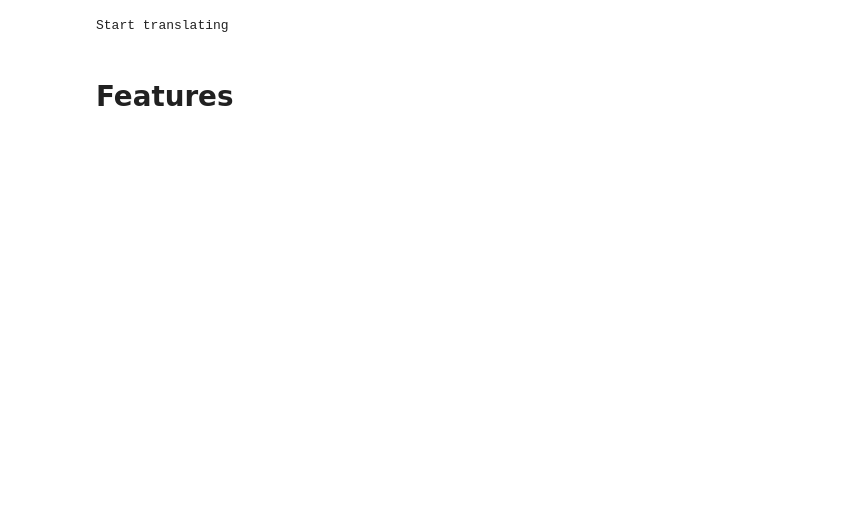
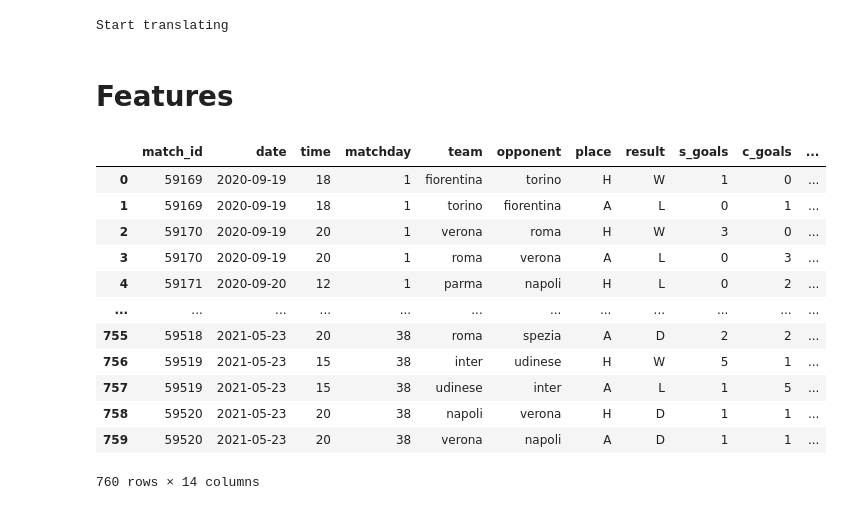
Before and after one commit to Absinthe31/ProgettoINFORET, a Jupyter notebook: Matches_predictor.ipynb, the cells around one changed output. Drawn from its saved outputs; the diff is of its cells as text; code cells hidden in the pictures; blank space fills up the shorter version.

```diff
--- a/Matches_predictor.ipynb
+++ b/Matches_predictor.ipynb
@@ -1044,32 +1159,41 @@ matches_df['winner'] = ['H' if match[4] > match[5] else 'A' if match[4] < match[
 # %%
-league_df = pd.DataFrame(columns=['date','time','matchday','team','opponent','place','result','s_goals', 'c_goals','team_streak','opp_streak','team_last_five','opp_last_five'])
+league_df = pd.DataFrame(columns=['match_id','date','time','matchday','team','opponent','place','result','s_goals', 'c_goals','team_streak','opp_streak','team_last_five','opp_last_five'])
 
 i = 0
 for row in matches_df.values:
-    result_home_team = ('W' if row[4] > row[5] else 'L' if row[4] < row[5] else 'D')
-    result_away_team = ('W' if row[5] > row[4] else 'L' if row[5] < row[4] else 'D')
-    date = datetime.datetime.strptime(row[0], "%Y-%m-%dT%H:%M:%SZ")
-    league_df.loc[i] = [date.date(),date.hour,row[1],row[2],row[3],'H',result_home_team,row[4],row[5],None,None,None,None]
+    result_home_team = ('W' if row[5] > row[6] else 'L' if row[5] < row[6] else 'D')
+    result_away_team = ('W' if row[6] > row[5] else 'L' if row[6] < row[5] else 'D')
+    date = datetime.datetime.strptime(row[1], "%Y-%m-%dT%H:%M:%SZ")
+    league_df.loc[i] = [row[0],date.date(),date.hour,row[2],row[3],row[4],'H',result_home_team,row[5],row[6],None,None,None,None]
     i+=1
-    league_df.loc[i] = [date.date(),date.hour,row[1],row[3],row[2],'A',result_away_team,row[5],row[4],None,None,None,None]
+    league_df.loc[i] = [row[0],date.date(),date.hour,row[2],row[4],row[3],'A',result_away_team,row[6],row[5],None,None,None,None]
     i+=1
+# %%
+league_df['match_id'] = league_df['match_id'].astype('int')
+league_df['matchday'] = league_df['matchday'].astype('int')
+#league_df['date'] = pd.to_datetime(league_df['date'])
+league_df['time'] = league_df['time'].astype('int')
+league_df['s_goals'] = league_df['s_goals'].astype('int')
+league_df['c_goals'] = league_df['c_goals'].astype('int')
+league_df['team'] = league_df['team'].apply(str.lower)
+league_df['opponent'] = league_df['opponent'].apply(str.lower)
 # %%
 for i,row in enumerate(tqdm(league_df.values)):
     streak_team = 0
     streak_opp = 0 #guarda sopra che ho scritto un commento ieri da farti leggere. per la roba dei tweet
     last_5_team = []
     last_5_opp = []
-    if row[2] > 1:
+    if row[3] > 1:
 
-        df_team = league_df[((league_df['date'] < row[0]) & (league_df['team'] == row[3]))] #previous games of team at home
-        df_opp = league_df[((league_df['date'] < row[0]) & (league_df['team'] == row[4]))] #recupero le partire precedenti che si riferiscono all'opponent
+        df_team = league_df[((league_df['date'] < row[1]) & (league_df['team'] == row[4]))] #previous games of team at home
+        df_opp = league_df[((league_df['date'] < row[1]) & (league_df['team'] == row[5]))] #recupero le partire precedenti che si riferiscono all'opponent
 
         df_team_last_5 = df_team.tail(5)
         df_opp_last_5 = df_opp.tail(5)
 
         #matches_df['winner'] = ['H' if match[4] > match[5] else 'A' if match[4] < match[5] else 'D' for match in matches_df.values]
-        last_5_team = [1 if match[6] == 'W' else -1 if match[6] == 'L' else 0 for match in df_team_last_5.values]
-        last_5_opp = [1 if match[6] == 'W' else -1 if match[6] == 'L' else 0 for match in df_opp_last_5.values]
+        last_5_team = [1 if match[7] == 'W' else -1 if match[7] == 'L' else 0 for match in df_team_last_5.values]
+        last_5_opp = [1 if match[7] == 'W' else -1 if match[7] == 'L' else 0 for match in df_opp_last_5.values]
         #print(last_5_team)
         #df_home_matches_team
         #print(df_team)
@@ -1110,12 +1234,3 @@ for i,row in enumerate(tqdm(league_df.values)):
         league_df.at[i,'team_last_five'] = last_5_opp
         league_df.at[i,'opp_last_five'] = last_5_team
         #league_df['rank']
-
-    #date =
-    #l,p = get_tables('',data partita -1 ,d)
-# %%
-league_df['matchday'] = league_df['matchday'].astype('int')
-league_df['date'] = pd.to_datetime(league_df['date'])
-league_df['time'] = league_df['time'].astype('int')
-league_df['s_goals'] = league_df['s_goals'].astype('int')
-league_df['c_goals'] = league_df['c_goals'].astype('int')
@@ -1121,0 +1247,16 @@ league_df['c_goals'] = league_df['c_goals'].astype('int')
+# %%
+league_df.sort_values(['matchday','date'])
+# %% [output]
+|  | match_id | date | time | matchday | team | opponent | place | result | s_goals | c_goals | ... |
+| 0 | 59169 | 2020-09-19 | 18 | 1 | fiorentina | torino | H | W | 1 | 0 | ... |
+| 1 | 59169 | 2020-09-19 | 18 | 1 | torino | fiorentina | A | L | 0 | 1 | ... |
+| 2 | 59170 | 2020-09-19 | 20 | 1 | verona | roma | H | W | 3 | 0 | ... |
+| 3 | 59170 | 2020-09-19 | 20 | 1 | roma | verona | A | L | 0 | 3 | ... |
+| 4 | 59171 | 2020-09-20 | 12 | 1 | parma | napoli | H | L | 0 | 2 | ... |
+| ... | ... | ... | ... | ... | ... | ... | ... | ... | ... | ... | ... |
+| 755 | 59518 | 2021-05-23 | 20 | 38 | roma | spezia | A | D | 2 | 2 | ... |
+| 756 | 59519 | 2021-05-23 | 15 | 38 | inter | udinese | H | W | 5 | 1 | ... |
+| 757 | 59519 | 2021-05-23 | 15 | 38 | udinese | inter | A | L | 1 | 5 | ... |
+| 758 | 59520 | 2021-05-23 | 20 | 38 | napoli | verona | H | D | 1 | 1 | ... |
+| 759 | 59520 | 2021-05-23 | 20 | 38 | verona | napoli | A | D | 1 | 1 | ... |
+760 rows × 14 columns
```
Also changed, not shown: parts of 46 cells of this notebook.
